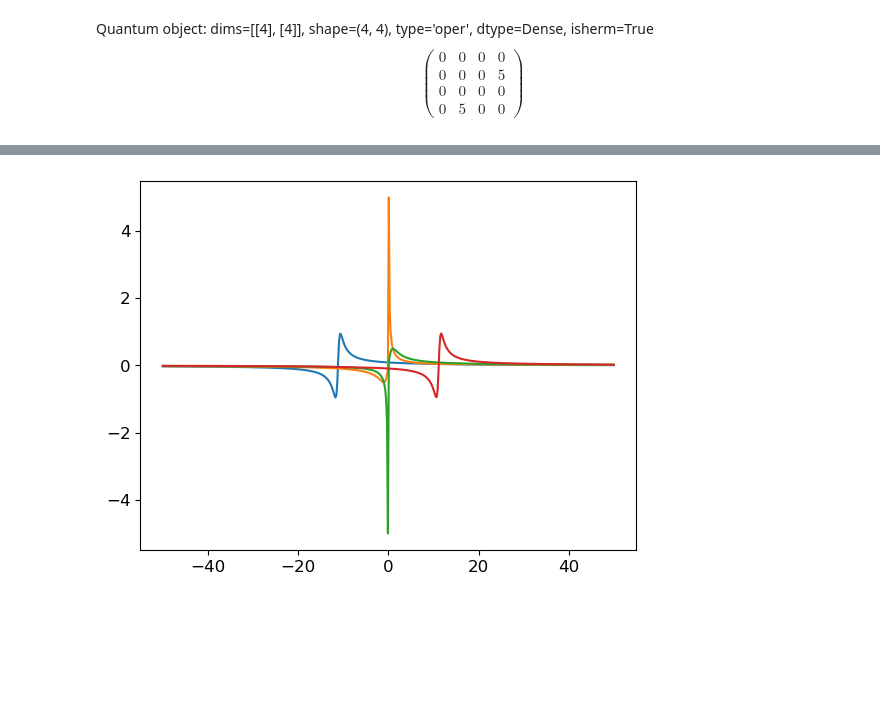
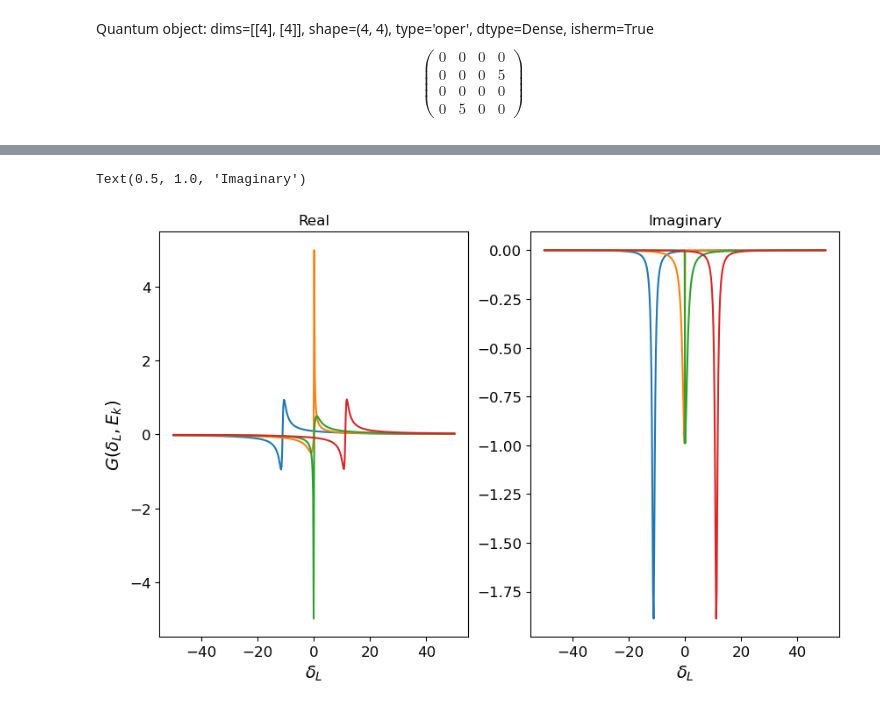
Before and after one commit to jleamer/mode_cooling, a Jupyter notebook: rydberg_calcs/gf_approach_1atom.ipynb, the cells around one changed output, grey strips where cells are left out. Cells and saved outputs as stored; diff of their text form; code cells hidden in the pictures; blank space fills up the shorter version.

```diff
--- a/rydberg_calcs/gf_approach_1atom.ipynb
+++ b/rydberg_calcs/gf_approach_1atom.ipynb
@@ -723,4 +723,12 @@ plt.savefig("2nd_gf_pt_comp.png", format='png', dpi=300)
 # %%
+fig = plt.figure(1, figsize=(8,6))
+ax = fig.subplots(1,2)
 for i in range(4):
-    plt.plot(δL, eig_vals.T[i])
+    ax[0].plot(δL, eig_vals.T[i].real)
+    ax[1].plot(δL, eig_vals.T[i].imag)
+ax[0].set_xlabel("$\\delta_L$")
+ax[0].set_ylabel("Eigenvalue")
+ax[0].set_title("Real")
+ax[1].set_xlabel("$\\delta_L$")
+ax[1].set_title("Imaginary")
 # %% [output]
@@ -731,7 +740,18 @@ for i in range(δL.shape[0]):
     for j in range(4):
         resolvent_of_eigvals[i][j] = 1/(δL[i] - eig_vals[i][j])
 # %%
+fig = plt.figure(1, figsize=(10,6))
+ax = fig.subplots(1,2)
 for i in range(4):
-    plt.plot(δL, resolvent_of_eigvals.T[i])
+    ax[0].plot(δL, resolvent_of_eigvals.T[i].real)
+    ax[1].plot(δL, resolvent_of_eigvals.T[i].imag)
+
+
+ax[0].set_xlabel("$\\delta_L$")
+ax[0].set_ylabel("$G(\\delta_L, E_k)$")
+ax[0].set_title("Real")
+ax[1].set_xlabel("$\\delta_L$")
+ax[1].set_title("Imaginary")
 # %% [output]
+Text(0.5, 1.0, 'Imaginary')
-[figure, old version]
+[figure, new version]
```
Also changed, not shown: parts of 19 cells of this notebook.
